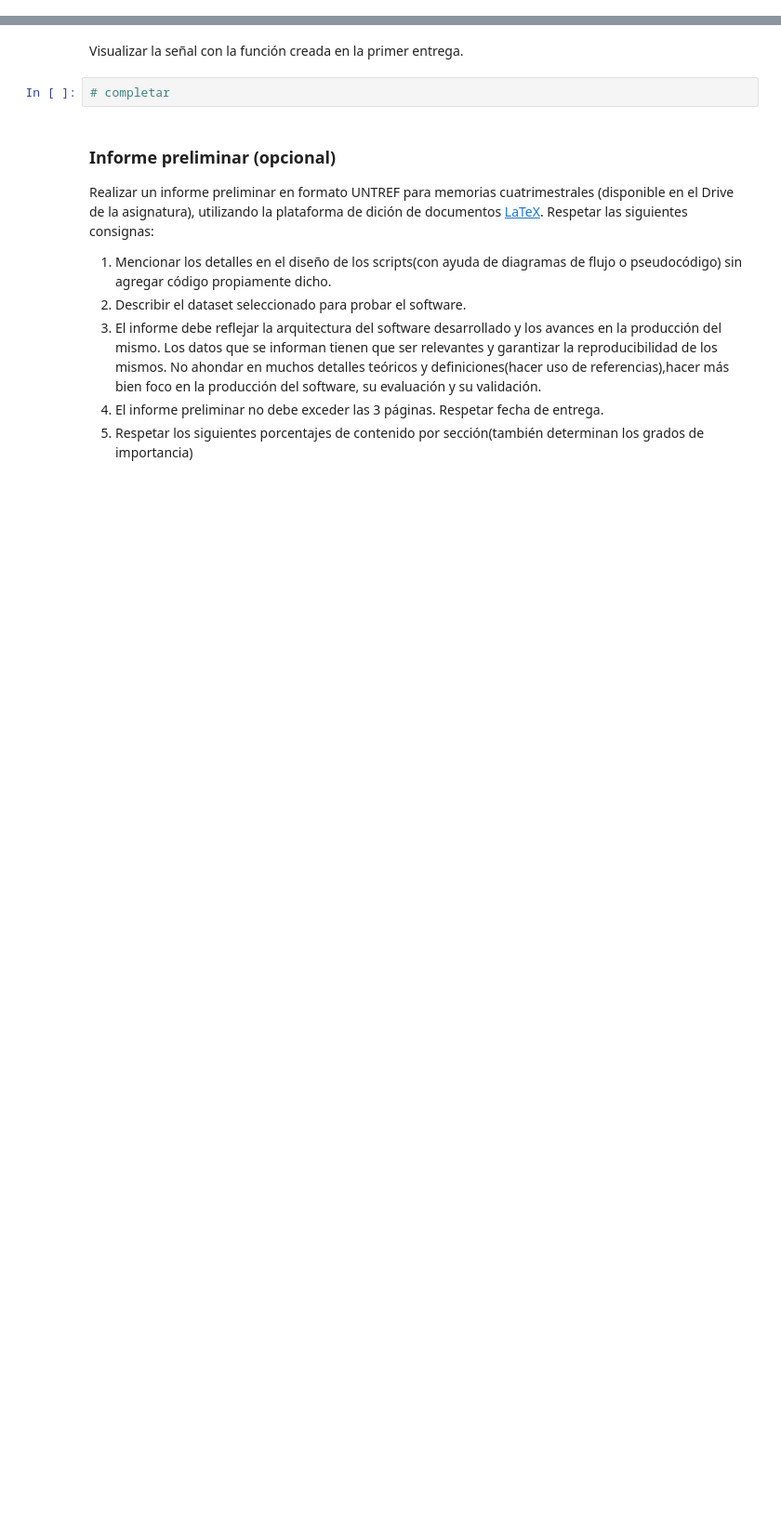
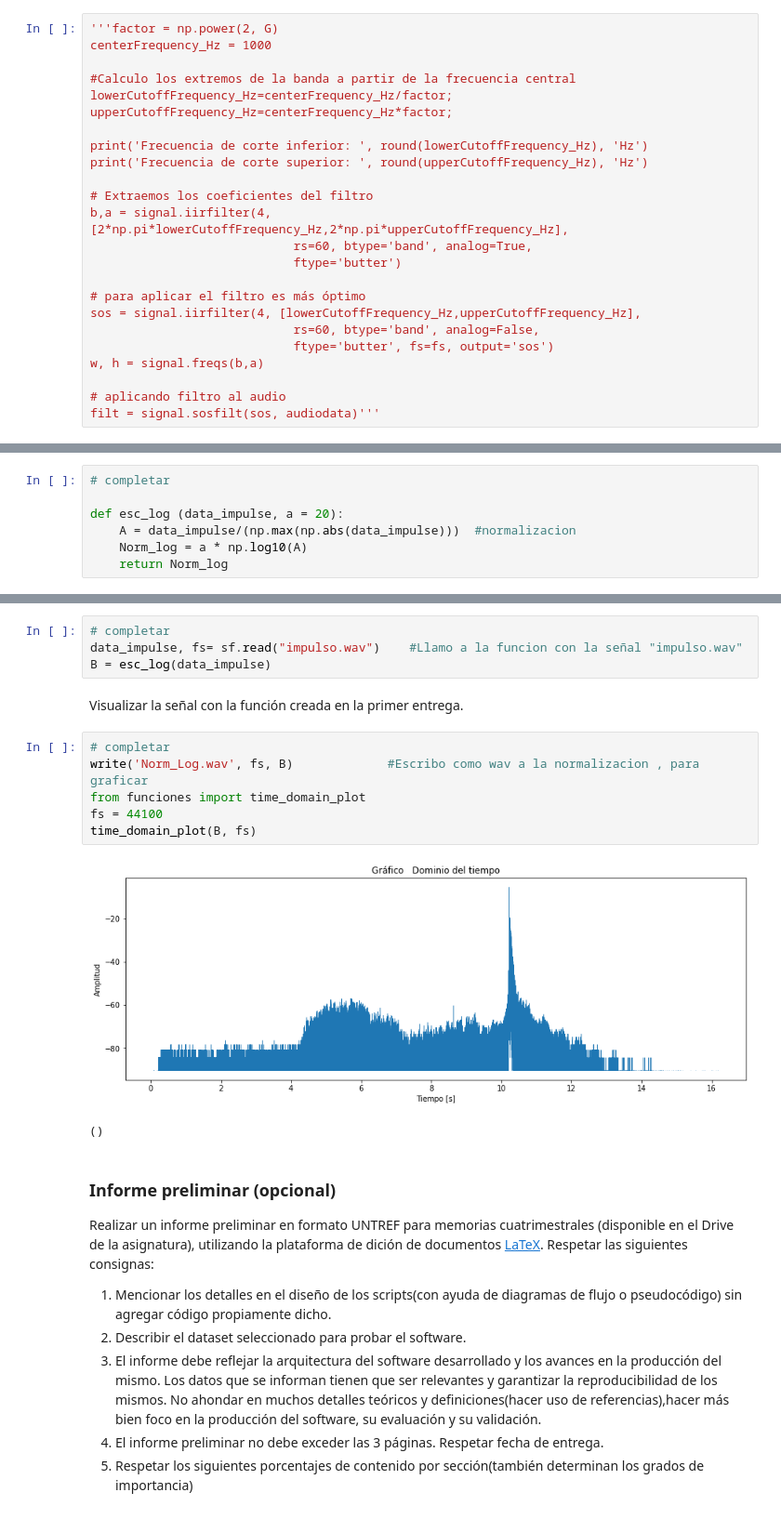
Before and after one commit to LucaFalchini/signal_sistems, a Jupyter notebook: noteboks/segunda_entrega.ipynb, the cells around one changed output, grey strips where cells are left out. Shown: that part at 93% size. Drawn from its saved outputs; the diff is of its cells as text; blank space fills up the shorter version.

```diff
--- a/noteboks/segunda_entrega.ipynb
+++ b/noteboks/segunda_entrega.ipynb
@@ -294,2 +463,26 @@ Llamar a la función con alguna RI generada anteriormente.
+# %%
+'''factor = np.power(2, G)
+centerFrequency_Hz = 1000
+
+#Calculo los extremos de la banda a partir de la frecuencia central
+lowerCutoffFrequency_Hz=centerFrequency_Hz/factor;
+upperCutoffFrequency_Hz=centerFrequency_Hz*factor;
+
+print('Frecuencia de corte inferior: ', round(lowerCutoffFrequency_Hz), 'Hz')
+print('Frecuencia de corte superior: ', round(upperCutoffFrequency_Hz), 'Hz')
+
+# Extraemos los coeficientes del filtro
+b,a = signal.iirfilter(4, [2*np.pi*lowerCutoffFrequency_Hz,2*np.pi*upperCutoffFrequency_Hz],
+                            rs=60, btype='band', analog=True,
+                            ftype='butter')
+
+# para aplicar el filtro es más óptimo
+sos = signal.iirfilter(4, [lowerCutoffFrequency_Hz,upperCutoffFrequency_Hz],
+                            rs=60, btype='band', analog=False,
+                            ftype='butter', fs=fs, output='sos')
+w, h = signal.freqs(b,a)
+
+# aplicando filtro al audio
+filt = signal.sosfilt(sos, audiodata)'''
 # %% [markdown]
 Graficar el dominio espectral del resultado en una banda, utilizando el [software Audacity](https://www.audacityteam.org/) (Ayuda: [Plot Spectrum Audacity](https://manual.audacityteam.org/man/plot_spectrum.html))
@@ -314,2 +508,9 @@ Donde $A(t)$ es la señal que deseamos transformar de escala. **Consigna:** crea
+# %%
+# completar
+
+def esc_log (data_impulse, a = 20):
+    A = data_impulse/(np.max(np.abs(data_impulse)))  #normalizacion
+    Norm_log = a * np.log10(A)
+    return Norm_log
 # %% [markdown]
 Llamar a la función con alguna de las señales generadas anteriormente.
@@ -318,7 +517,18 @@ Llamar a la función con alguna de las señales generadas anteriormente.
+# %%
+# completar
+data_impulse, fs= sf.read("impulso.wav")    #Llamo a la funcion con la señal "impulso.wav"
+B = esc_log(data_impulse)
 # %% [markdown]
 Visualizar la señal con la función creada en la primer entrega.
-# %%
-# completar
+# %%
+# completar
+write('Norm_Log.wav', fs, B)             #Escribo como wav a la normalizacion , para graficar
+from funciones import time_domain_plot
+fs = 44100
+time_domain_plot(B, fs)
+# %% [output]
+[figure, added]
+()
 # %% [markdown]
 ### Informe preliminar (opcional)
 Realizar un informe preliminar en formato UNTREF para memorias cuatrimestrales (disponible en el Drive de la asignatura), utilizando la plataforma de dición de documentos [LaTeX](https://es.wikipedia.org/wiki/LaTeX). Respetar las siguientes consignas:
```
Also changed, not shown: parts of 24 cells of this notebook, 6 other files.
